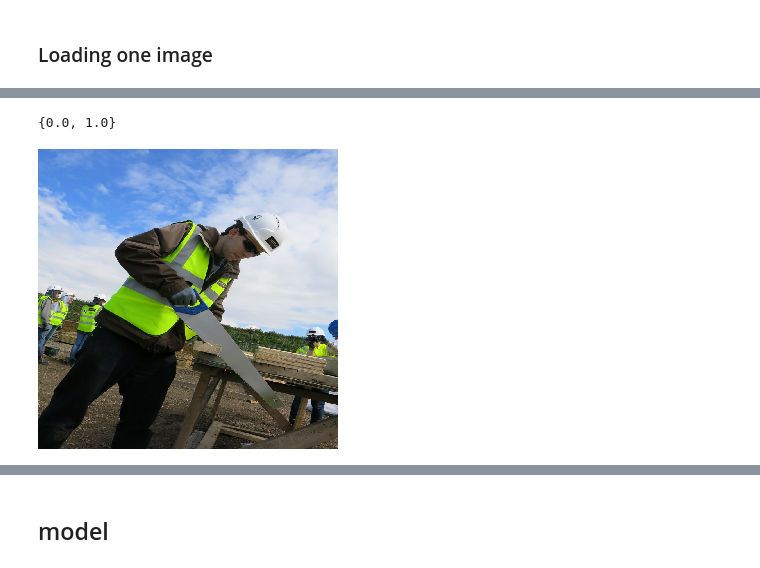
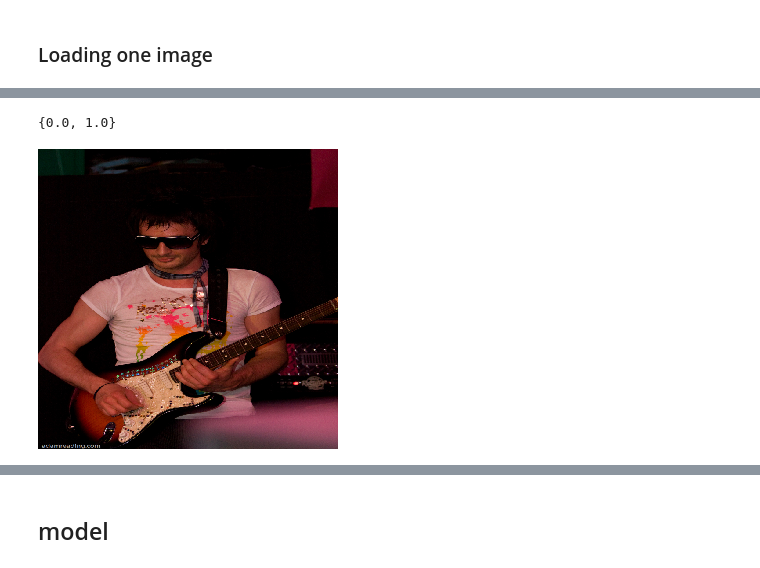
Before and after one commit to BAlmeidaS/capstone-udacity-mle, a Jupyter notebook: project/notebooks/modeling-exploration.ipynb, the cells around one changed output, grey strips where cells are left out. Cells and saved outputs as stored; diff of their text form; code cells hidden in the pictures.

```diff
--- a/project/notebooks/modeling-exploration.ipynb
+++ b/project/notebooks/modeling-exploration.ipynb
@@ -71,16 +62,2 @@ OneHotEncoder(categorical_features=None, categories=None, drop=None,
-# %%
-f = h5py.File('/media/external/clothing_300x300_0.h5', 'r')
 # %% [markdown]
 ### Loading one image
-# %%
-# loading a random file of validation dataset
-with h5py.File(train_files[5], 'r') as f:
-    # selecting a random batch and getting their references
-    x_ref, y_ref = f['batches'][3]
-
-    # getting Images and Targets from the batch chosen
-    X = f[x_ref][:]
-    y = f[y_ref][:]
-
-display(X.shape)
-display(y.shape)
@@ -90,16 +63,0 @@ display(y.shape)
-# %%
-# loading a random file of validation dataset
-with h5py.File(val_files[3], 'r') as f:
-    # selecting a random batch and getting their references
-    x_ref, y_ref, info, bboxes_ref = f['batches'][3]
-
-    # getting Images and Targets from the batch chosen
-    X = f[x_ref][:]
-    y = f[y_ref][:]
-    info = f[info][:]
-
-display(X.shape)
-display(y.shape)
-display(info.shape)
-
-bboxes_ref
@@ -111,25 +64,30 @@ bboxes_ref
 # %%
-sample = 8
+# loading one example image from train data
+with h5py.File(os.path.join(METAPATH, 'train_data_650.h5'), 'r') as f:
+    batches = f['batches']
+    train_X, train_y = f[batches[21][0]][:], f[batches[21][1]][:]
+
+sample = 1
 
 # getting a specific image from the batch
-img = X[sample]
+img = train_X[sample]
 
 # getting it target
-target = y[sample]
+target = train_y[sample]
 
 # metadata about the image
 # id, raw_path = info[sample]
 
 # with h5py.File(val_files[3], 'r') as f:
 #     bboxes = f[bboxes_ref][id][:]
 
 # validate that target has at least one bboxes matched
 # (containing 1 and 0 in the first columns (no-class))
 display(set(target[:, 0]))
 
 image.array_to_img(img)
 # bboxes
 # %% [output]
 {0.0, 1.0}
-[figure, old version]
+[figure, new version]
 # %%
```
Also changed, not shown: parts of 23 cells of this notebook.
